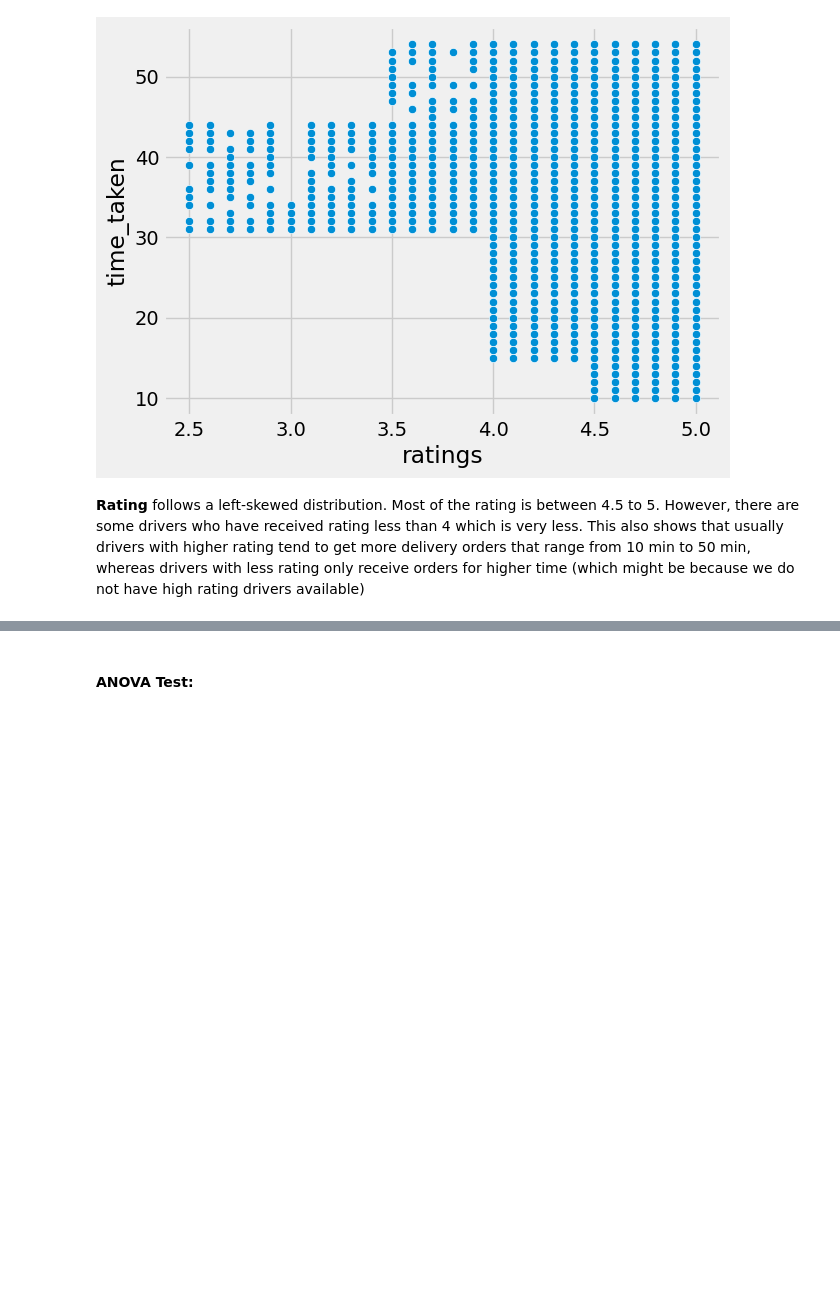
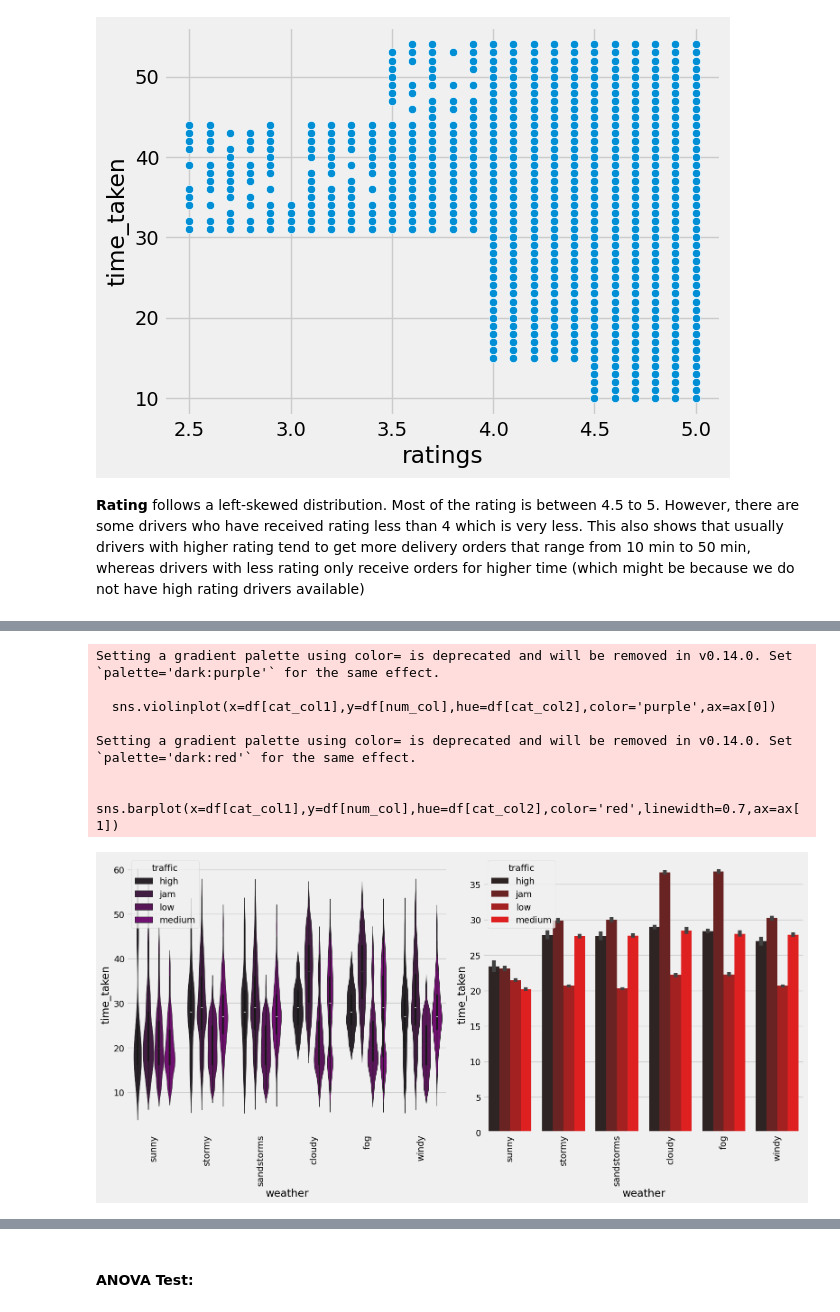
Before and after one commit to Arej02/swiggy_delivery_time_prediction, a Jupyter notebook: notebooks/EDA.ipynb, the cells around one changed output, grey strips where cells are left out. Drawn from its saved outputs; the diff is of its cells as text; code cells hidden in the pictures; blank space fills up the shorter version.

```diff
--- a/notebooks/EDA.ipynb
+++ b/notebooks/EDA.ipynb
@@ -89,3 +96,16 @@ def numerical_categroical(df:pd.DataFrame,numerical_col:str,catergorical_col:str
+# %%
+#Multivariate Analysis:
+def multivariate_analysis(df,num_col,cat_col1,cat_col2):
+    fig,ax=plt.subplots(ncols=2,nrows=1,figsize=(16,8))
+
+    # Violin Plot and barplot for the numerical features:
+    sns.violinplot(x=df[cat_col1],y=df[num_col],hue=df[cat_col2],color='purple',ax=ax[0])
+    sns.barplot(x=df[cat_col1],y=df[num_col],hue=df[cat_col2],color='red',linewidth=0.7,ax=ax[1])
+
+    ax[0].set_xticklabels(ax[1].get_xticklabels(), rotation=90)
+    ax[1].set_xticklabels(ax[1].get_xticklabels(), rotation=90)
+    plt.tight_layout()
+    plt.show()
 # %%
 # Function to check normality:
 def normality_check(df,feature,alpha=0.05):
@@ -243,0 +270,11 @@ Index(['rider_id', 'age', 'ratings', 'restaurant_latitude',
+# %%
+multivariate_analysis(swiggy,'time_taken','weather','traffic')
+# %% [output]
+Setting a gradient palette using color= is deprecated and will be removed in v0.14.0. Set `palette='dark:purple'` for the same effect.
+
+  sns.violinplot(x=df[cat_col1],y=df[num_col],hue=df[cat_col2],color='purple',ax=ax[0])
+
+Setting a gradient palette using color= is deprecated and will be removed in v0.14.0. Set `palette='dark:red'` for the same effect.
+
+  sns.barplot(x=df[cat_col1],y=df[num_col],hue=df[cat_col2],color='red',linewidth=0.7,ax=ax[1])
+[figure, added]
```
Also changed, not shown: parts of 22 cells of this notebook.
